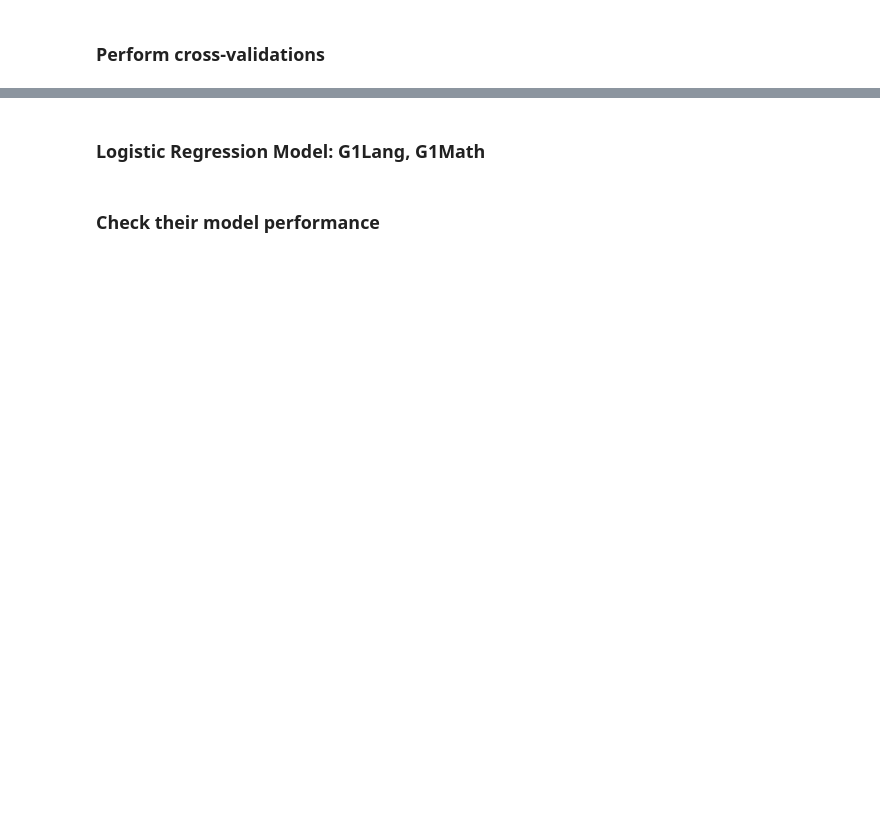
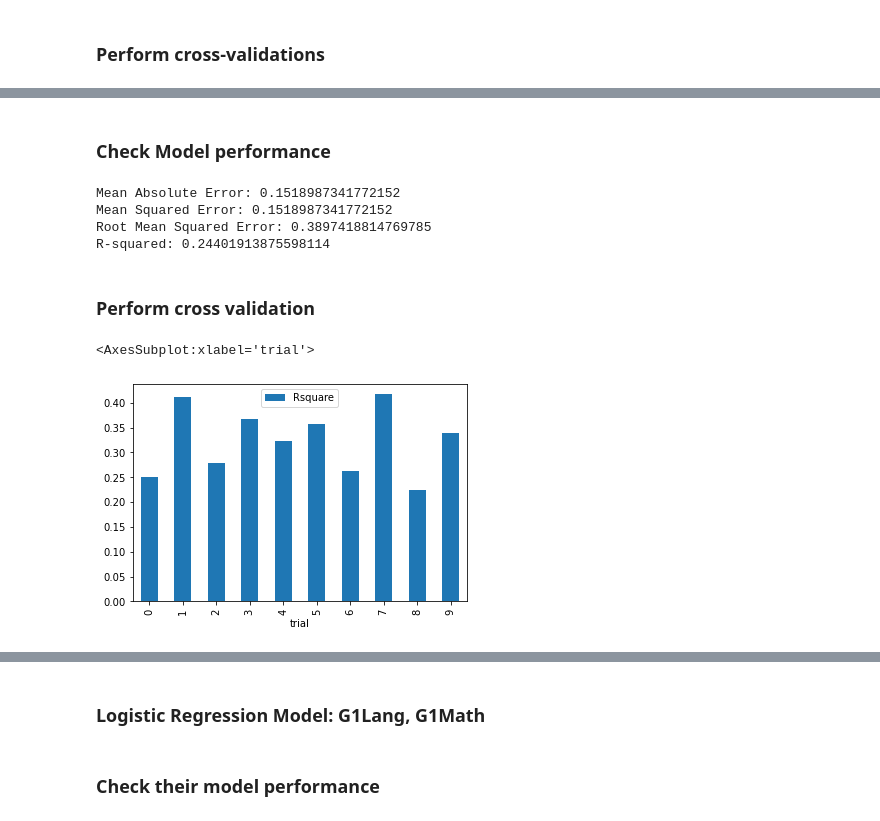
Before and after one commit to sethjmarcus/381-Data-Analytics, a Jupyter notebook: Notebooks/FinalProject_Spring2021(1).ipynb, the cells around one changed output, grey strips where cells are left out. Saved outputs shown, nothing was run; the diff lists cells and outputs as text; code cells hidden in the pictures; blank space fills up the shorter version.

```diff
--- a/Notebooks/FinalProject_Spring2021(1).ipynb
+++ b/Notebooks/FinalProject_Spring2021(1).ipynb
@@ -399,0 +418,28 @@ rdf.plot.bar(x='trial', y='Rsquare')
+# %% [markdown]
+### Check Model performance
+# %%
+print('Mean Absolute Error:', metrics.mean_absolute_error(Y_test, Y_pred))
+print('Mean Squared Error:', metrics.mean_squared_error(Y_test, Y_pred))
+print('Root Mean Squared Error:', np.sqrt(metrics.mean_squared_error(Y_test, Y_pred)))
+print('R-squared:', metrics.r2_score(Y_test, Y_pred))
+# %% [output]
+Mean Absolute Error: 0.1518987341772152
+Mean Squared Error: 0.1518987341772152
+Root Mean Squared Error: 0.3897418814769785
+R-squared: 0.24401913875598114
+# %% [markdown]
+### Perform cross validation
+# %%
+rsquare = []
+for i in range(10):
+    X_train, X_test, Y_train, Y_test = train_test_split(X, Y, test_size=0.2, random_state = random.randint(1,1000))
+    model = LinearRegression()
+    model.fit(X_train, Y_train)
+    Y_pred = model.predict(X_test)
+    rsquare.append(metrics.r2_score(Y_test, Y_pred))
+
+rdf = pd.DataFrame( {'trial': range(10), 'Rsquare': rsquare})
+rdf.plot.bar(x='trial', y='Rsquare')
+# %% [output]
+<AxesSubplot:xlabel='trial'>
+[figure, added]
```
Also changed, not shown: parts of 37 cells of this notebook.
